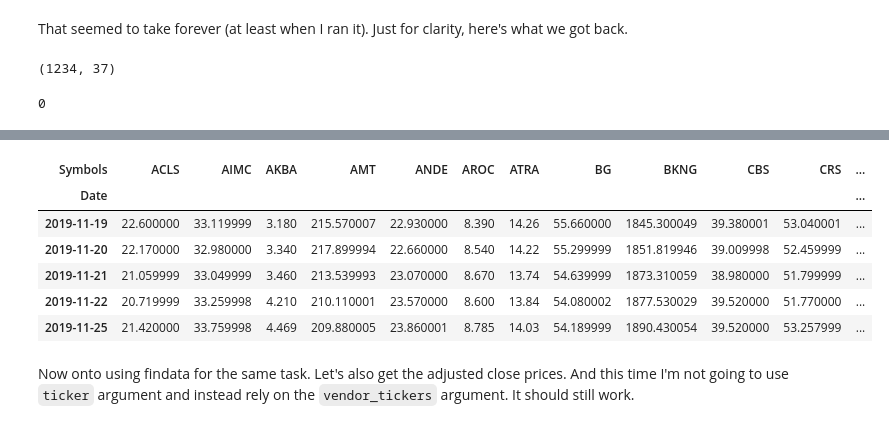
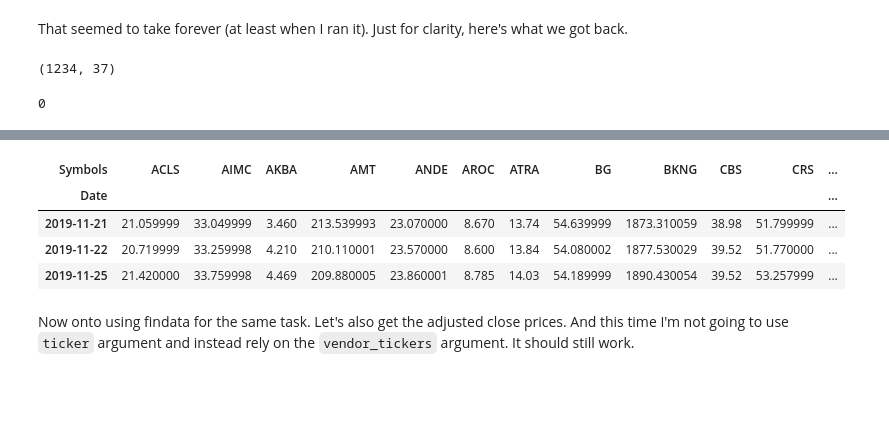
Before and after one commit to tmnewt/pyport, a Jupyter notebook: PyPortNotebooks/findata_example.ipynb, the cells around one changed output, grey strips where cells are left out. Drawn from its saved outputs; the diff is of its cells as text; code cells hidden in the pictures; blank space fills up the shorter version.

```diff
--- a/PyPortNotebooks/findata_example.ipynb
+++ b/PyPortNotebooks/findata_example.ipynb
@@ -121,8 +129,8 @@ That seemed to take forever (at least when I ran it). Just for clarity, here's w
 pd.set_option('display.max_columns', 50)
 df_from_pdr.shape
 df_from_pdr.isna().sum().sum()
-df_from_pdr.head()
-df_from_pdr.tail()
+df_from_pdr.head(3)
+df_from_pdr.tail(3)
 # %% [output]
 (1234, 37)
 0
@@ -136,10 +142,8 @@ df_from_pdr.tail()
 | Symbols | ACLS | AIMC | AKBA | AMT | ANDE | AROC | ATRA | BG | BKNG | CBS | CRS | ... |
 | Date |  |  |  |  |  |  |  |  |  |  |  | ... |
-| 2019-11-19 | 22.600000 | 33.119999 | 3.180 | 215.570007 | 22.930000 | 8.390 | 14.26 | 55.660000 | 1845.300049 | 39.380001 | 53.040001 | ... |
-| 2019-11-20 | 22.170000 | 32.980000 | 3.340 | 217.899994 | 22.660000 | 8.540 | 14.22 | 55.299999 | 1851.819946 | 39.009998 | 52.459999 | ... |
-| 2019-11-21 | 21.059999 | 33.049999 | 3.460 | 213.539993 | 23.070000 | 8.670 | 13.74 | 54.639999 | 1873.310059 | 38.980000 | 51.799999 | ... |
-| 2019-11-22 | 20.719999 | 33.259998 | 4.210 | 210.110001 | 23.570000 | 8.600 | 13.84 | 54.080002 | 1877.530029 | 39.520000 | 51.770000 | ... |
-| 2019-11-25 | 21.420000 | 33.759998 | 4.469 | 209.880005 | 23.860001 | 8.785 | 14.03 | 54.189999 | 1890.430054 | 39.520000 | 53.257999 | ... |
+| 2019-11-21 | 21.059999 | 33.049999 | 3.460 | 213.539993 | 23.070000 | 8.670 | 13.74 | 54.639999 | 1873.310059 | 38.98 | 51.799999 | ... |
+| 2019-11-22 | 20.719999 | 33.259998 | 4.210 | 210.110001 | 23.570000 | 8.600 | 13.84 | 54.080002 | 1877.530029 | 39.52 | 51.770000 | ... |
+| 2019-11-25 | 21.420000 | 33.759998 | 4.469 | 209.880005 | 23.860001 | 8.785 | 14.03 | 54.189999 | 1890.430054 | 39.52 | 53.257999 | ... |
 # %% [markdown]
 Now onto using findata for the same task. Let's also get the adjusted close prices. And this time I'm not going to use `ticker` argument and instead rely on the `vendor_tickers` argument. It should still work.
 # %%
```
Also changed, not shown: parts of 14 cells of this notebook.
